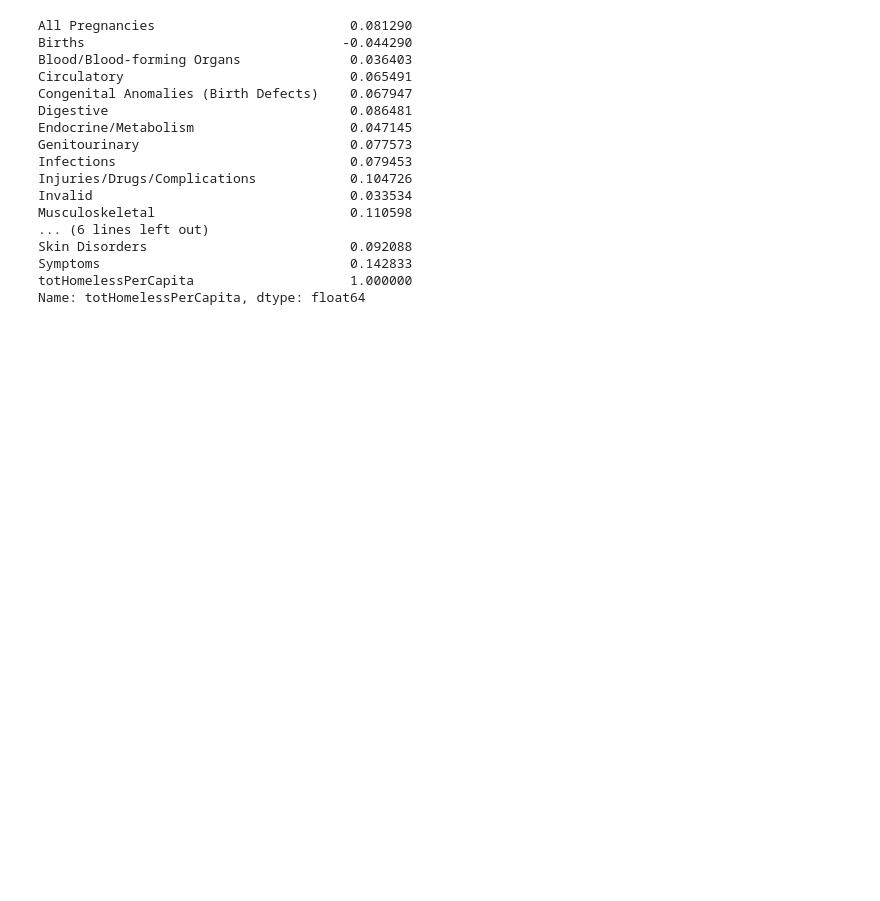
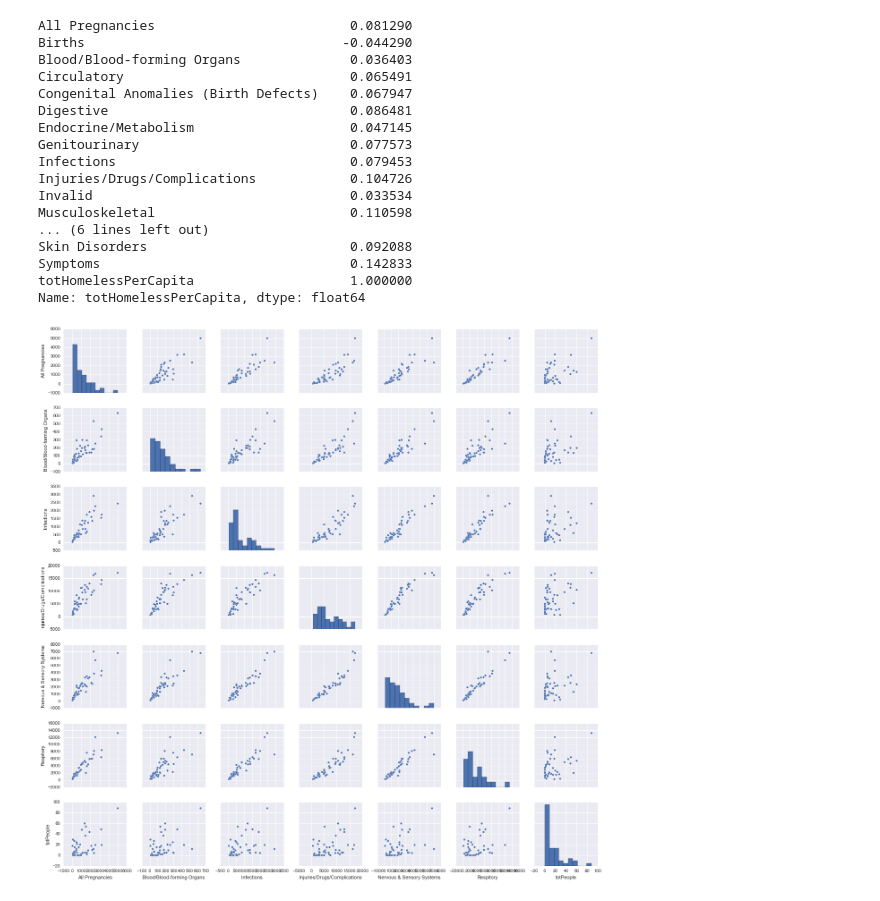
Before and after one commit to donovanfm/la-homeless-data, a Jupyter notebook: exploratory_data_analysis/la-emergency-room-data/LA Hospital Analysis.ipynb, the cells around one changed output. Drawn from its saved outputs; the diff is of its cells as text; code cells hidden in the pictures; blank space fills up the shorter version.

```diff
--- a/exploratory_data_analysis/la-emergency-room-data/LA Hospital Analysis.ipynb
+++ b/exploratory_data_analysis/la-emergency-room-data/LA Hospital Analysis.ipynb
@@ -500,3 +466,9 @@ Skin Disorders                          0.092088
 Symptoms                                0.142833
 totHomelessPerCapita                    1.000000
 Name: totHomelessPerCapita, dtype: float64
+# %%
+sns.pairplot(laERWithHomelessData[[u'All Pregnancies', u'Blood/Blood-forming Organs', u'Infections',
+       u'Injuries/Drugs/Complications', u'Nervous & Sensory Systems', u'Respitory', "totPeople"]].dropna())
+plt.show()
+# %% [output]
+[figure, added]
```
Also changed, not shown: parts of 9 cells of this notebook.
